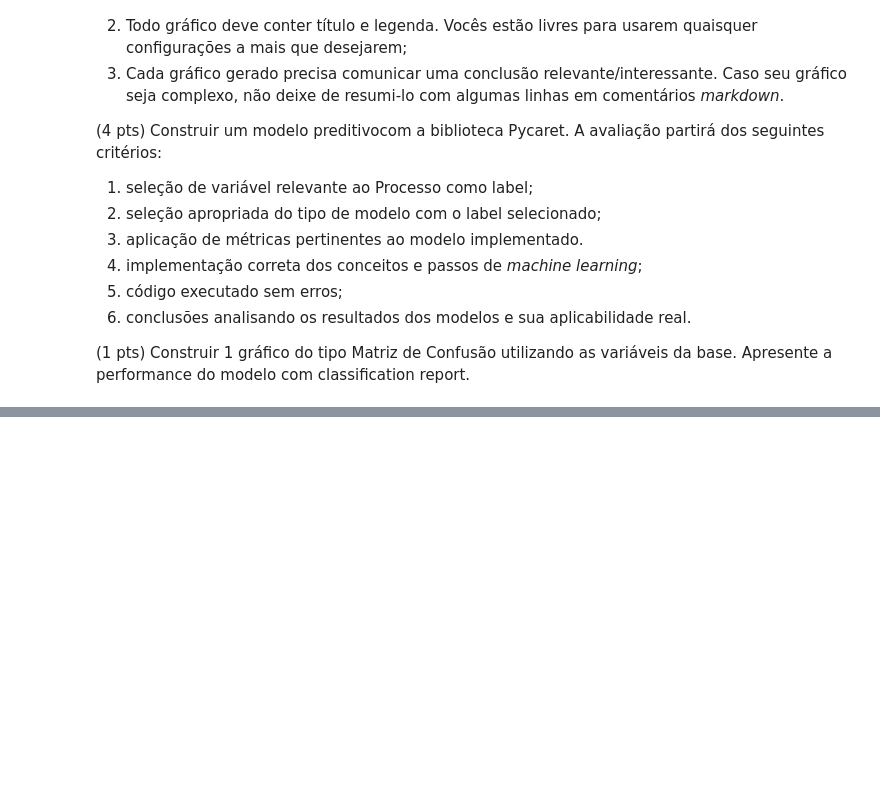
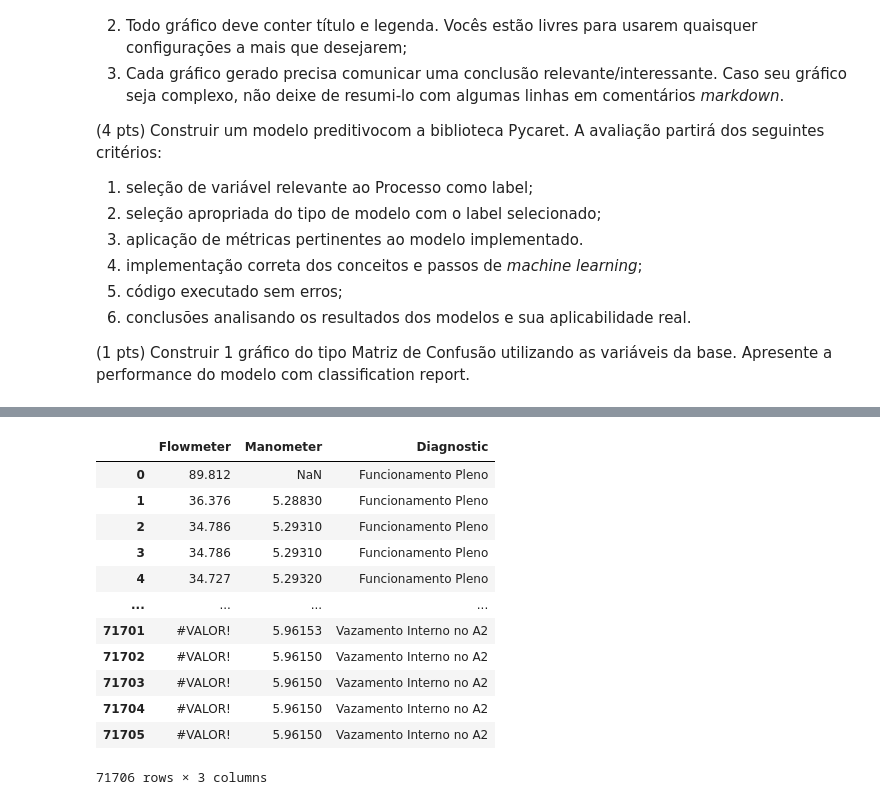
Before and after one commit to lucasthalless/CP-IA-EDA-ML, a Jupyter notebook: Checkpoint_IA_TDS.ipynb, the cells around one changed output, grey strips where cells are left out. Cells and saved outputs as stored; diff of their text form; code cells hidden in the pictures; blank space fills up the shorter version.

```diff
--- a/Checkpoint_IA_TDS.ipynb
+++ b/Checkpoint_IA_TDS.ipynb
@@ -40,0 +68,18 @@ Foram coletadas para todas as classes acima uma variação de 5.4 a 6.6 bar (uni
+# %%
+data = pd.read_csv('dataset.csv', sep=',') # carregando o arquivo csv usando o ; como separador
+# %%
+data
+# %% [output]
+|  | Flowmeter | Manometer | Diagnostic |
+| 0 | 89.812 | NaN | Funcionamento Pleno |
+| 1 | 36.376 | 5.28830 | Funcionamento Pleno |
+| 2 | 34.786 | 5.29310 | Funcionamento Pleno |
+| 3 | 34.786 | 5.29310 | Funcionamento Pleno |
+| 4 | 34.727 | 5.29320 | Funcionamento Pleno |
+| ... | ... | ... | ... |
+| 71701 | #VALOR! | 5.96153 | Vazamento Interno no A2 |
+| 71702 | #VALOR! | 5.96150 | Vazamento Interno no A2 |
+| 71703 | #VALOR! | 5.96150 | Vazamento Interno no A2 |
+| 71704 | #VALOR! | 5.96150 | Vazamento Interno no A2 |
+| 71705 | #VALOR! | 5.96150 | Vazamento Interno no A2 |
+71706 rows × 3 columns
```
Also changed, not shown: parts of 3 cells of this notebook.
